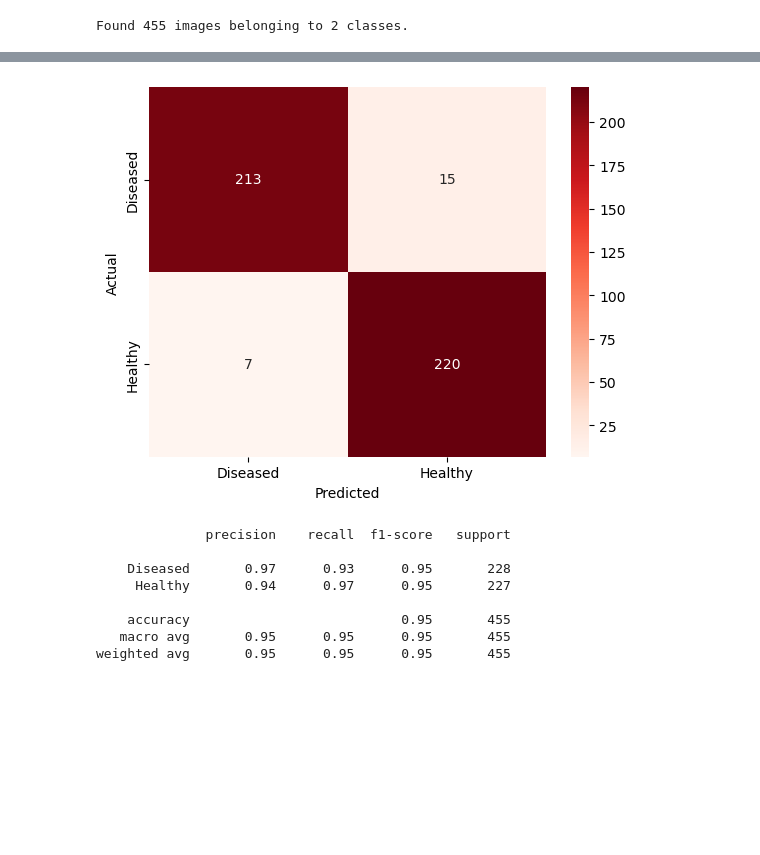
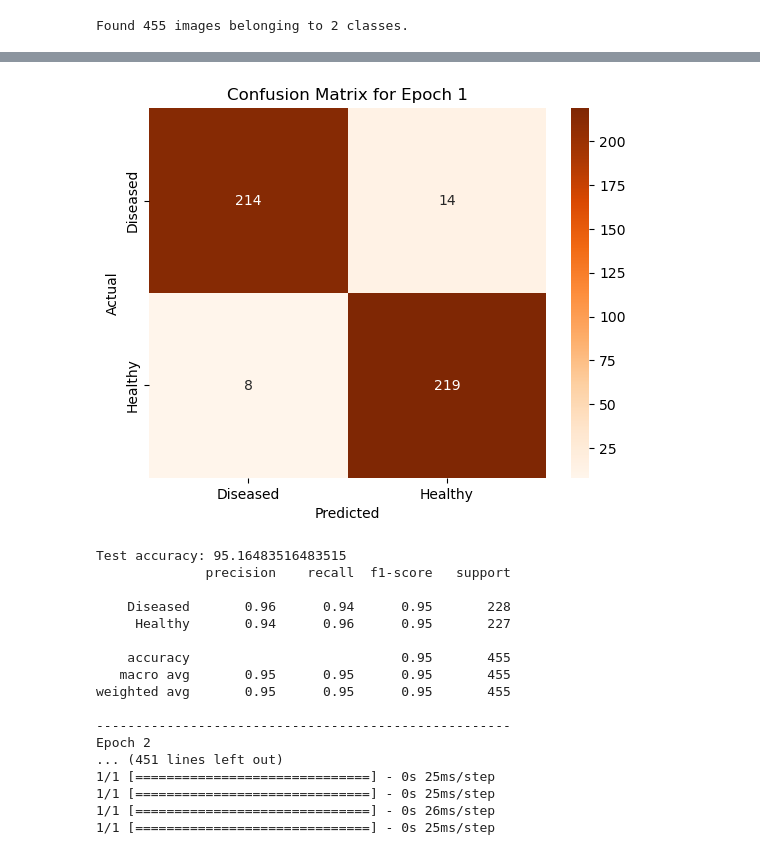
Before and after one commit to ShamsuriIkhwan/plant-health-monitoring, a Jupyter notebook: inceptionv3-best-version.ipynb, the cells around one changed output, grey strips where cells are left out. Saved outputs shown, nothing was run; the diff lists cells and outputs as text; code cells hidden in the pictures; blank space fills up the shorter version.

Commit message:
Kaggle Notebook | inceptionv3 analysis | Version 2

```diff
--- a/inceptionv3-best-version.ipynb
+++ b/inceptionv3-best-version.ipynb
@@ -65,34 +70,48 @@ import seaborn as sn
 import matplotlib.pyplot as plt
 from sklearn.metrics import classification_report
 import tensorflow as tf
+saved_model_filepaths = [
+    '/kaggle/input/inceptionv3-2/50epoch.08-0.17.h5',
+    '/kaggle/input/inceptionv3-2/InceptionV3/save_by_epochs/InceptionV3_model_20.h5',
+    '/kaggle/input/inceptionv3-2/50epoch.26-0.13.h5',
+    '/kaggle/input/inceptionv3-2/InceptionV3/save_by_epochs/InceptionV3_model_40.h5',
+    '/kaggle/input/inceptionv3-2/InceptionV3/save_by_epochs/InceptionV3_model_50.h5',
+]
 
-print("for best InceptionV3 model")
-model = tf.keras.models.load_model('/kaggle/input/inceptionv3-2/50epoch.26-0.13.h5')
+# Iterate over the saved model file paths
+for epoch, model_filepath in enumerate(saved_model_filepaths, start=1):
+    print("Epoch {}".format(epoch))
 
-filenames = test_generator.filenames
-nb_samples = len(test_generator)
+    # Load the model
+    model = tf.keras.models.load_model(model_filepath)
 
-y_prob = []
-y_act = []
+    filenames = test_generator.filenames
+    nb_samples = len(test_generator)
 
-test_generator.reset()
-for _ in range(nb_samples):
-    X_test, Y_test = test_generator.next()
-    y_prob.append(model.predict(X_test))
-    y_act.append(Y_test)
+    y_prob = []
+    y_act = []
 
-predicted_class = [list(train_generator.class_indices.keys())[i.argmax()] for i in y_prob]
-actual_class = [list(train_generator.class_indices.keys())[i.argmax()] for i in y_act]
+    test_generator.reset()
+    for _ in range(nb_samples):
+        X_test, Y_test = test_generator.next()
+        y_prob.append(model.predict(X_test))
+        y_act.append(Y_test)
 
-out_df = pd.DataFrame(np.vstack([predicted_class, actual_class]).T, columns=['predicted_class', 'actual_class'])
+    predicted_class = [list(train_generator.class_indices.keys())[i.argmax()] for i in y_prob]
+    actual_class = [list(train_generator.class_indices.keys())[i.argmax()] for i in y_act]
 
-confusion_matrix = pd.crosstab(out_df['actual_class'], out_df['predicted_class'], rownames=['Actual'], colnames=['Predicted'])
+    out_df = pd.DataFrame(np.vstack([predicted_class, actual_class]).T, columns=['predicted_class', 'actual_class'])
 
-sn.heatmap(confusion_matrix, cmap='Reds', annot=True, fmt='d')
-print('test accuracy :{}'.format((np.diagonal(confusion_matrix).sum()/confusion_matrix.sum().sum()*100)))
-# Generate classification report
-plt.show()
-classification_rep = classification_report(out_df['actual_class'], out_df['predicted_class'], target_names=target_names)
+    confusion_matrix = pd.crosstab(out_df['actual_class'], out_df['predicted_class'], rownames=['Actual'], colnames=['Predicted'])
 
-print(classification_rep)
+    sn.heatmap(confusion_matrix, cmap='Oranges', annot=True, fmt='d')
+    plt.title('Confusion Matrix for Epoch {}'.format(epoch))
+    plt.show()
+
+    print('Test accuracy: {}'.format((np.diagonal(confusion_matrix).sum() / confusion_matrix.sum().sum() * 100)))
+
+    # Generate classification report
+    classification_rep = classification_report(out_df['actual_class'], out_df['predicted_class'], target_names=target_names)
+    print(classification_rep)
+    print("-----------------------------------------------------")
 # %% [output]
@@ -116,9 +135,18 @@ test accuracy :95.16483516483515
-[figure, old version]
+[figure, new version]
+Test accuracy: 95.16483516483515
               precision    recall  f1-score   support
 
-    Diseased       0.97      0.93      0.95       228
-     Healthy       0.94      0.97      0.95       227
+    Diseased       0.96      0.94      0.95       228
+     Healthy       0.94      0.96      0.95       227
 
     accuracy                           0.95       455
    macro avg       0.95      0.95      0.95       455
 weighted avg       0.95      0.95      0.95       455
+
+-----------------------------------------------------
+Epoch 2
+... (451 lines left out)
+1/1 [==============================] - 0s 25ms/step
+1/1 [==============================] - 0s 25ms/step
+1/1 [==============================] - 0s 26ms/step
+1/1 [==============================] - 0s 25ms/step
```
Also changed, not shown: parts of 2 cells of this notebook.
